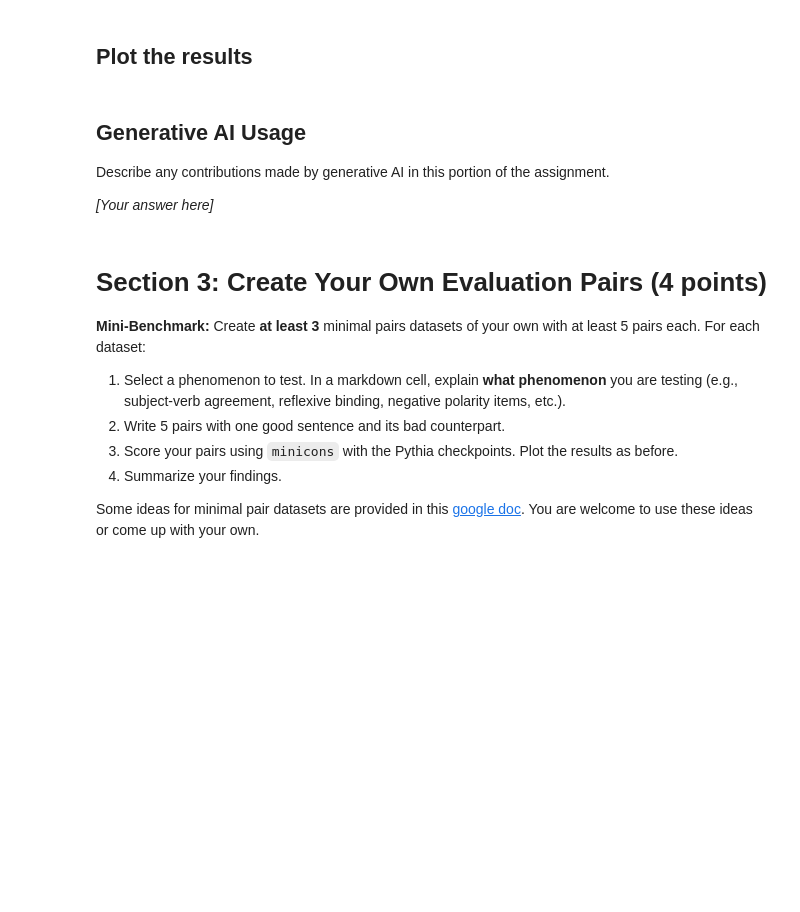
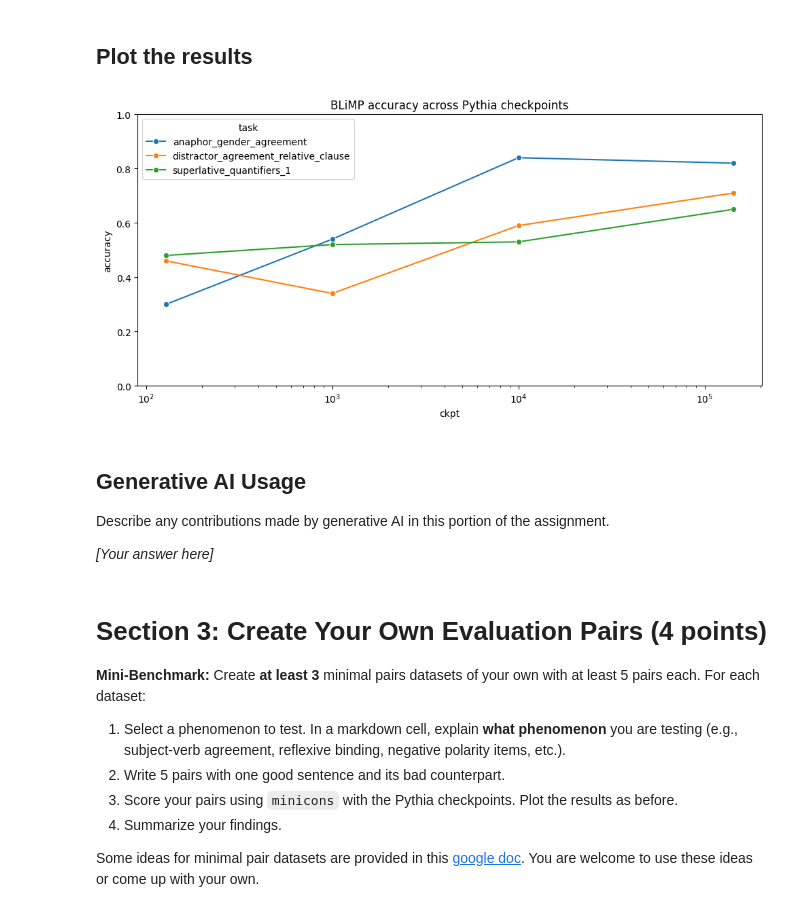
Before and after one commit to ole0246/LanguageModelsAsCognitiveModels, a Jupyter notebook: DSC_291_HW1_Evaluating_BabyLMs.ipynb, the cells around one changed output. Cells and saved outputs as stored; diff of their text form; code cells hidden in the pictures; blank space fills up the shorter version.

```diff
--- a/DSC_291_HW1_Evaluating_BabyLMs.ipynb
+++ b/DSC_291_HW1_Evaluating_BabyLMs.ipynb
@@ -271,12 +274,31 @@ for step in steps:
 # %%
 # Evaluate your models and put the results into a pandas dataframe
 
-tasks = [] # <YOUR TASKS>
+tasks = [
+    "anaphor_gender_agreement",
+    "superlative_quantifiers_1",
+    "distractor_agreement_relative_clause",
+]
+
+rows = []
+n_pairs = 100
+normalize = False
+
 for ckpt in ckpts.keys():
     ms_scorer = scorer.IncrementalLMScorer(ckpts[ckpt][0], device, tokenizer=ckpts[ckpt][1])
-    for task in blimp_tasks:
-        pass  # <YOUR CODE HERE>
+    for task in tasks:
+        acc = evaluate(task, ms_scorer, normalize=normalize, n=n_pairs)
+        rows.append(
+            {
+                "ckpt": ckpt,
+                "task": task,
+                "accuracy": acc,
+                "normalize": normalize,
+                "n": n_pairs,
+            }
+        )
 
-# Package your outputs into a pandas dataframe called `results_df`
-# print(results_df.head())
-# print(results_df.describe())
+results_df = pd.DataFrame(rows).sort_values(["task", "ckpt"]).reset_index(drop=True)
+
+print(results_df.head(10))
+print(results_df.describe())
@@ -289,3 +328,18 @@ for ckpt in ckpts.keys():
+# %%
+# Plot your results in a line plot using seaborn
+
+import seaborn as sns
+import matplotlib.pyplot as plt
+
+plt.figure(figsize=(10, 5))
+sns.lineplot(data=results_df, x="ckpt", y="accuracy", hue="task", marker="o")
+plt.xscale("log")
+plt.ylim(0, 1)
+plt.title("BLiMP accuracy across Pythia checkpoints")
+plt.tight_layout()
+plt.show()
+# %% [output]
+[figure, added]
 # %% [markdown]
 ## Generative AI Usage
 Describe any contributions made by generative AI in this portion of the assignment.
```
Also changed, not shown: parts of 15 cells of this notebook.
